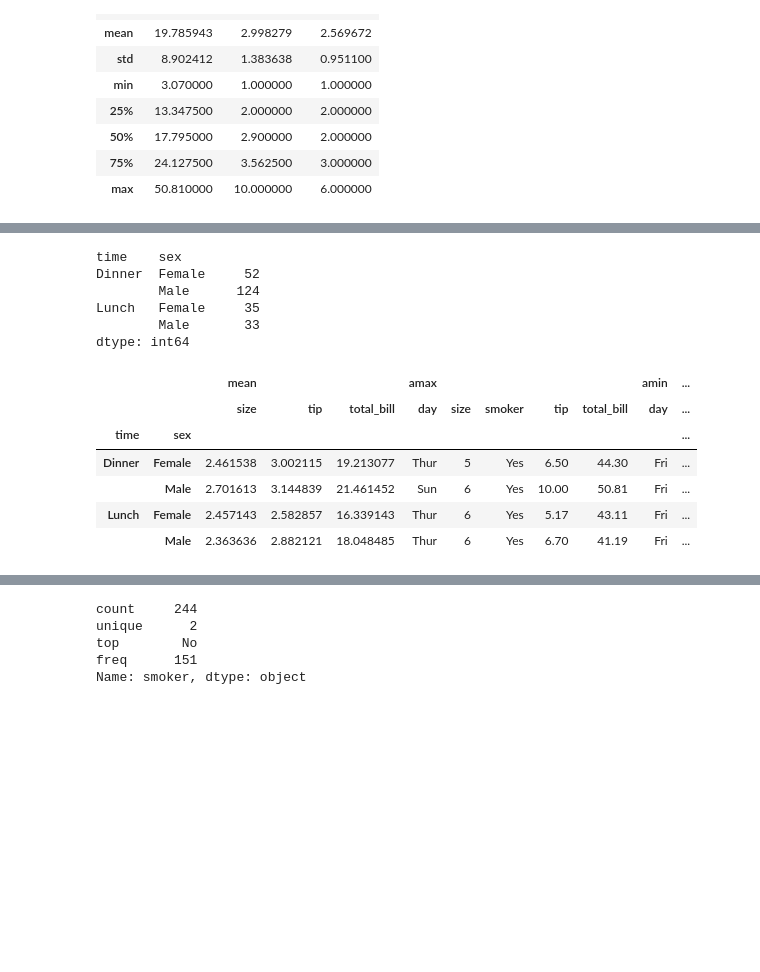
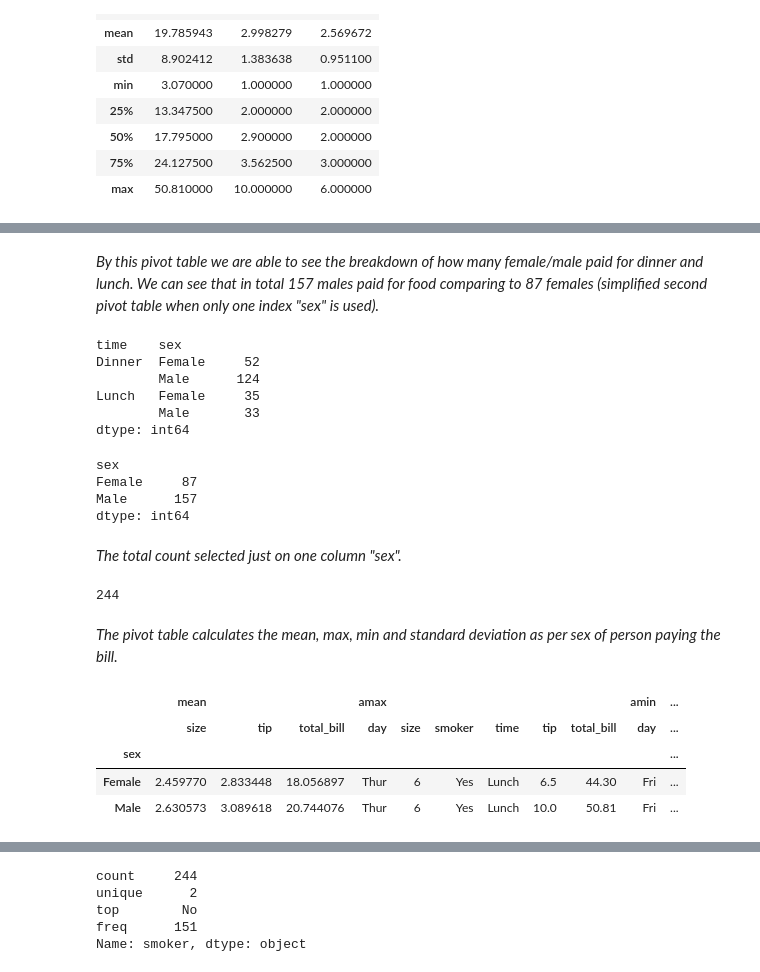
Before and after one commit to Crkonova76/Fundamentals-of-Data-Analysis_Assessment-2019, a Jupyter notebook: Tips_dataset.ipynb, the cells around one changed output, grey strips where cells are left out. Drawn from its saved outputs; the diff is of its cells as text; code cells hidden in the pictures; blank space fills up the shorter version.

```diff
--- a/Tips_dataset.ipynb
+++ b/Tips_dataset.ipynb
@@ -92,3 +110,5 @@ In average USD19.79 was spent in total and average USD1.38 of tips was paid.
+# %% [markdown]
+_By this pivot table we are able to see the breakdown of how many female/male paid for dinner and lunch. We can see that in total 157 males paid for food comparing to 87 females (simplified second pivot table when only one index "sex" is used)._
 # %%
 pd.pivot_table(df, index=["time","sex"],aggfunc="size")
 # %% [output]
@@ -98,13 +118,26 @@ Dinner  Female     52
 Lunch   Female     35
         Male       33
 dtype: int64
+# %%
+pd.pivot_table(df, index=["sex"],aggfunc="size")
+# %% [output]
+sex
+Female     87
+Male      157
+dtype: int64
+# %% [markdown]
+_The total count selected just on one column "sex"._
+# %%
+df.loc[:,"sex"].count()
+# %% [output]
+244
+# %% [markdown]
+_The pivot table calculates the mean, max, min and standard deviation as per sex of person paying the bill._
 # %%
-pd.pivot_table(df, index=["time","sex"],aggfunc=[np.mean, np.max, np.min])
+pd.pivot_table(df, index=["sex"],aggfunc=[np.mean, np.max, np.min, np.std])
 # %% [output]
-|  |  | mean |  |  | amax |  |  |  |  | amin | ... |
-|  |  | size | tip | total_bill | day | size | smoker | tip | total_bill | day | ... |
-| time | sex |  |  |  |  |  |  |  |  |  | ... |
-| Dinner | Female | 2.461538 | 3.002115 | 19.213077 | Thur | 5 | Yes | 6.50 | 44.30 | Fri | ... |
-|  | Male | 2.701613 | 3.144839 | 21.461452 | Sun | 6 | Yes | 10.00 | 50.81 | Fri | ... |
-| Lunch | Female | 2.457143 | 2.582857 | 16.339143 | Thur | 6 | Yes | 5.17 | 43.11 | Fri | ... |
-|  | Male | 2.363636 | 2.882121 | 18.048485 | Thur | 6 | Yes | 6.70 | 41.19 | Fri | ... |
+|  | mean |  |  | amax |  |  |  |  |  | amin | ... |
+|  | size | tip | total_bill | day | size | smoker | time | tip | total_bill | day | ... |
+| sex |  |  |  |  |  |  |  |  |  |  | ... |
+| Female | 2.459770 | 2.833448 | 18.056897 | Thur | 6 | Yes | Lunch | 6.5 | 44.30 | Fri | ... |
+| Male | 2.630573 | 3.089618 | 20.744076 | Thur | 6 | Yes | Lunch | 10.0 | 50.81 | Fri | ... |
```
Also changed, not shown: parts of 20 cells of this notebook, 1 other file.
